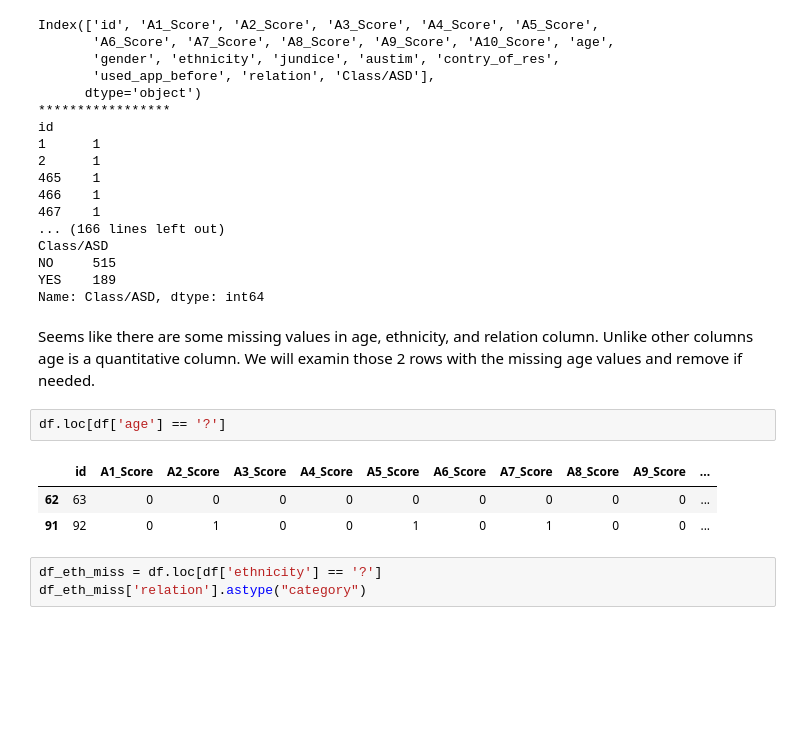
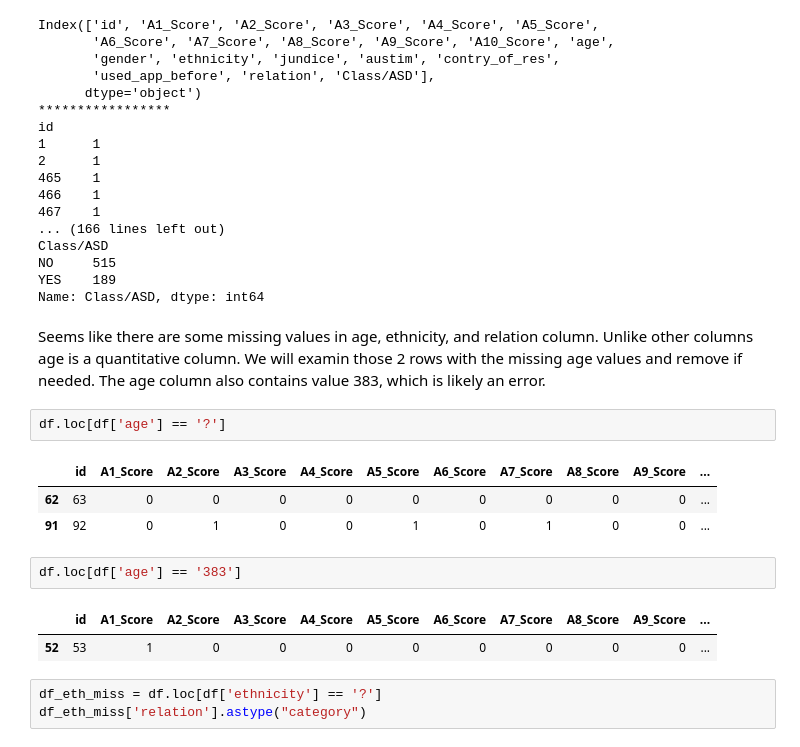
Before and after one commit to hansoullee20/MachineLearning, a Jupyter notebook: Classifying autism among adults base on behavioral and character features.ipynb, the cells around one changed output. Drawn from its saved outputs; the diff is of its cells as text; blank space fills up the shorter version.

```diff
--- a/Classifying autism among adults base on behavioral and character features.ipynb
+++ b/Classifying autism among adults base on behavioral and character features.ipynb
@@ -124,13 +124,18 @@ NO     515
 YES    189
 Name: Class/ASD, dtype: int64
 # %% [markdown]
-Seems like there are some missing values in age, ethnicity, and relation column. Unlike other columns age is a quantitative column. We will examin those 2 rows with the missing age values and remove if needed.
+Seems like there are some missing values in age, ethnicity, and relation column. Unlike other columns age is a quantitative column. We will examin those 2 rows with the missing age values and remove if needed. The age column also contains value 383, which is likely an error.
 # %%
 df.loc[df['age'] == '?']
 # %% [output]
 |  | id | A1_Score | A2_Score | A3_Score | A4_Score | A5_Score | A6_Score | A7_Score | A8_Score | A9_Score | ... |
 | 62 | 63 | 0 | 0 | 0 | 0 | 0 | 0 | 0 | 0 | 0 | ... |
 | 91 | 92 | 0 | 1 | 0 | 0 | 1 | 0 | 1 | 0 | 0 | ... |
+# %%
+df.loc[df['age'] == '383']
+# %% [output]
+|  | id | A1_Score | A2_Score | A3_Score | A4_Score | A5_Score | A6_Score | A7_Score | A8_Score | A9_Score | ... |
+| 52 | 53 | 1 | 0 | 0 | 0 | 0 | 0 | 0 | 0 | 0 | ... |
 # %%
 df_eth_miss = df.loc[df['ethnicity'] == '?']
 df_eth_miss['relation'].astype("category")
```
Also changed, not shown: parts of 8 cells of this notebook.
